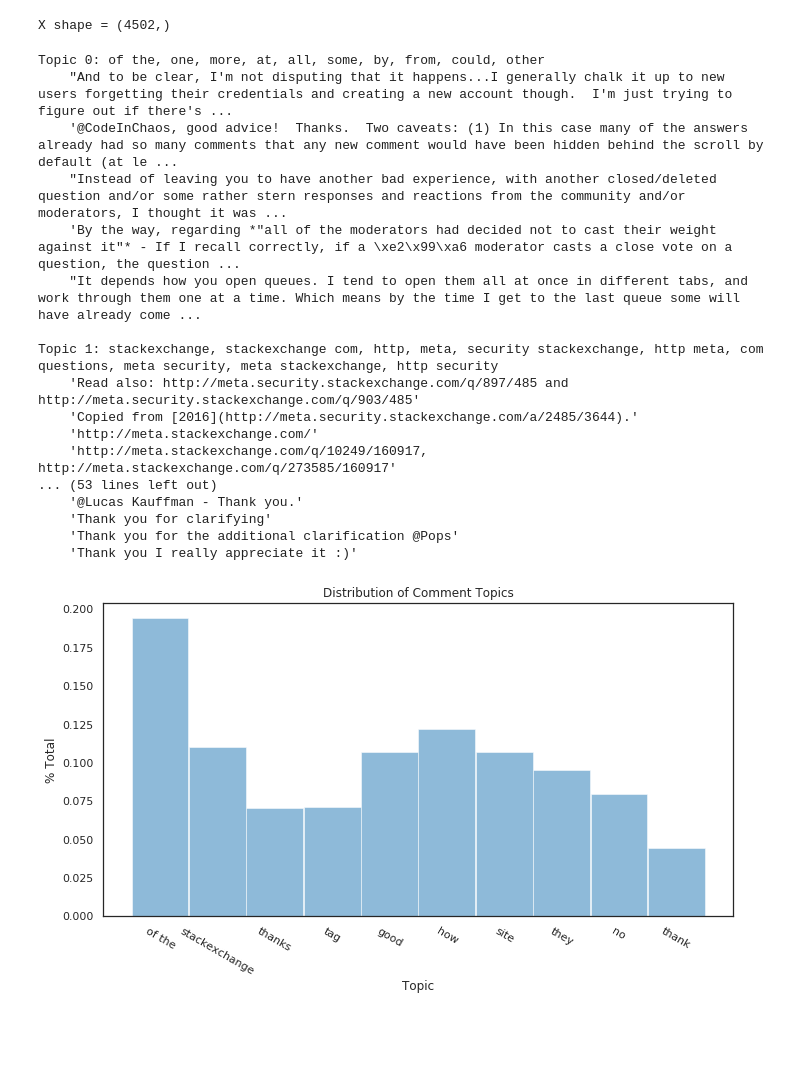
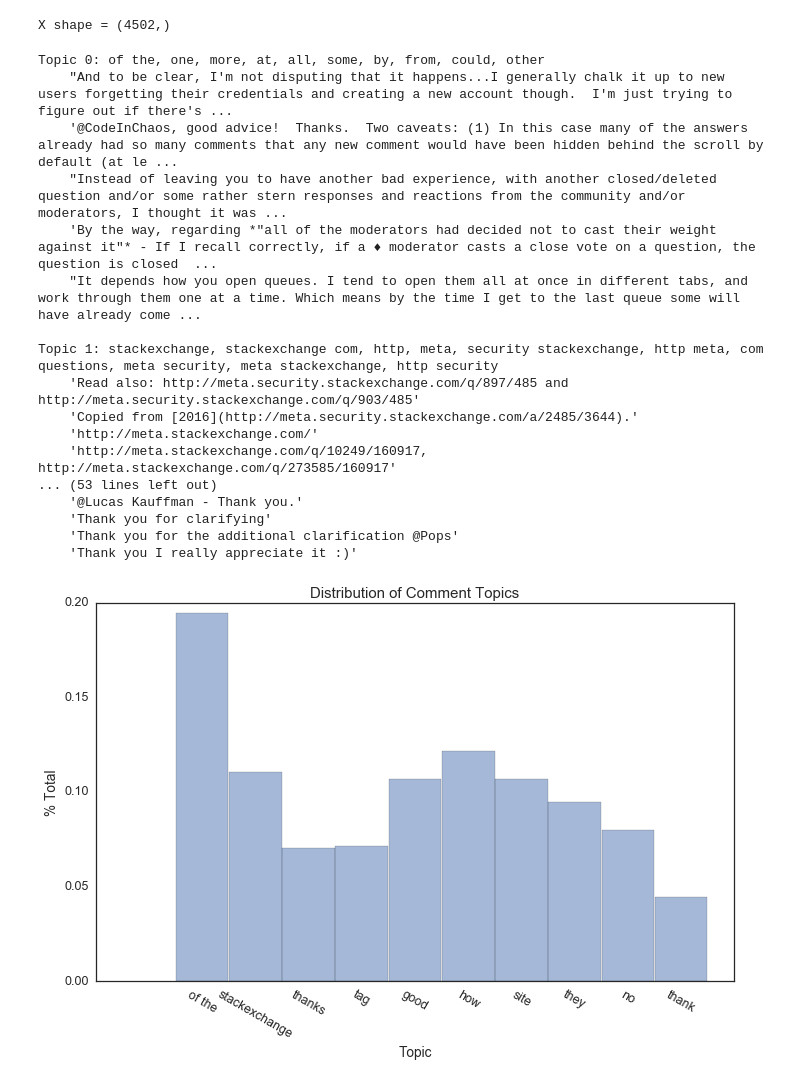
Before and after one commit to mattragoza/Infosec-data-science, a Jupyter notebook: main.ipynb, the cells around one changed output. Saved outputs shown, nothing was run; the diff lists cells and outputs as text; code cells hidden in the pictures; blank space fills up the shorter version.

```diff
--- a/main.ipynb
+++ b/main.ipynb
@@ -1,4 +1,5 @@
 # %%
+%matplotlib inline
 import sys, os, re
 from operator import itemgetter
 import numpy as np
@@ -11,7 +12,7 @@ import datetime as dt
 import matplotlib.pyplot as plt
 import seaborn as sns
 sns.set_style('white')
-sns.set_context('notebook')
+sns.set_context('notebook', font_scale=1.25)
 
 import sklearn.pipeline as skl_pipeline
 import sklearn.preprocessing as skl_preproc
@@ -27,15 +28,15 @@ def plot_dist(x, title, xlabel, ylabel, figsize, log=False):
     '''
     Create a distribution plot.
     '''
-    bins = np.arange(0, 6, 1) if log else None
     fig, ax = plt.subplots(figsize=figsize)
     if log:
         log_x = np.log10(x)
+        bins = np.arange(0, int(np.max(log_x)), 1)
         sns.distplot(log_x[~np.isnan(log_x)], bins=bins, kde=False, ax=ax)
         ax.set_xticks(bins)
         ax.set_xticklabels('1e{}'.format(b) for b in bins)
     else:
-        sns.distplot(x, bins=bins, kde=False, ax=ax)
+        sns.distplot(x, kde=False, ax=ax)
     ax.set_title(title)
     ax.set_xlabel(xlabel)
     ax.set_ylabel(ylabel)
@@ -48,7 +49,6 @@ def plot_bars(x, y, title, xlabel, ylabel, figsize):
     '''
     Create a bar plot.
     '''
-
     fig, ax = plt.subplots(figsize=figsize)
     x_pos =  np.arange(len(y))
     ax.bar(x_pos, y, align='center', width=0.99, alpha=0.5, color=sns.color_palette()[0])
@@ -274,13 +275,13 @@ for i, topic in enumerate(topics):
     print('Topic {}: '.format(i) + ', '.join(topic_feats[-1]))
     for x in X.iloc[np.argsort(-X_t[:,i])].head(5):
         print('    {}'.format(repr(x)))
-    print
+    print('')
 # %% [output]
 Topic 0: of the, one, more, at, all, some, by, from, could, other
     "And to be clear, I'm not disputing that it happens...I generally chalk it up to new users forgetting their credentials and creating a new account though.  I'm just trying to figure out if there's ...
     '@CodeInChaos, good advice!  Thanks.  Two caveats: (1) In this case many of the answers already had so many comments that any new comment would have been hidden behind the scroll by default (at le ...
     "Instead of leaving you to have another bad experience, with another closed/deleted question and/or some rather stern responses and reactions from the community and/or moderators, I thought it was ...
-    'By the way, regarding *"all of the moderators had decided not to cast their weight against it"* - If I recall correctly, if a \xe2\x99\xa6 moderator casts a close vote on a question, the question ...
+    'By the way, regarding *"all of the moderators had decided not to cast their weight against it"* - If I recall correctly, if a ♦ moderator casts a close vote on a question, the question is closed  ...
     "It depends how you open queues. I tend to open them all at once in different tabs, and work through them one at a time. Which means by the time I get to the last queue some will have already come ...
 
 Topic 1: stackexchange, stackexchange com, http, meta, security stackexchange, http meta, com questions, meta security, meta stackexchange, http security
@@ -295,11 +296,11 @@ Topic 1: stackexchange, stackexchange com, http, meta, security stackexchange, h
     'Thank you I really appreciate it :)'
 # %%
 # plot a distribution of the amount of each comment topic as a percentage of the total
-topic_labels = zip(*topic_feats)[0]
+topic_labels = [t[0] for t in topic_feats]
 topic_dist = np.sum(X_t, axis=0)/np.sum(X_t)
 
 fig = plot_bars(topic_labels, topic_dist, title='Distribution of Comment Topics',
-                xlabel='Topic', ylabel='% Total', figsize=(10,6))
+                xlabel='Topic', ylabel='% Total', figsize=(10,7))
 fig.show()
 # %% [output]
-[figure, old version]
+[figure, new version]
```
Also changed, not shown: parts of 5 cells of this notebook.
